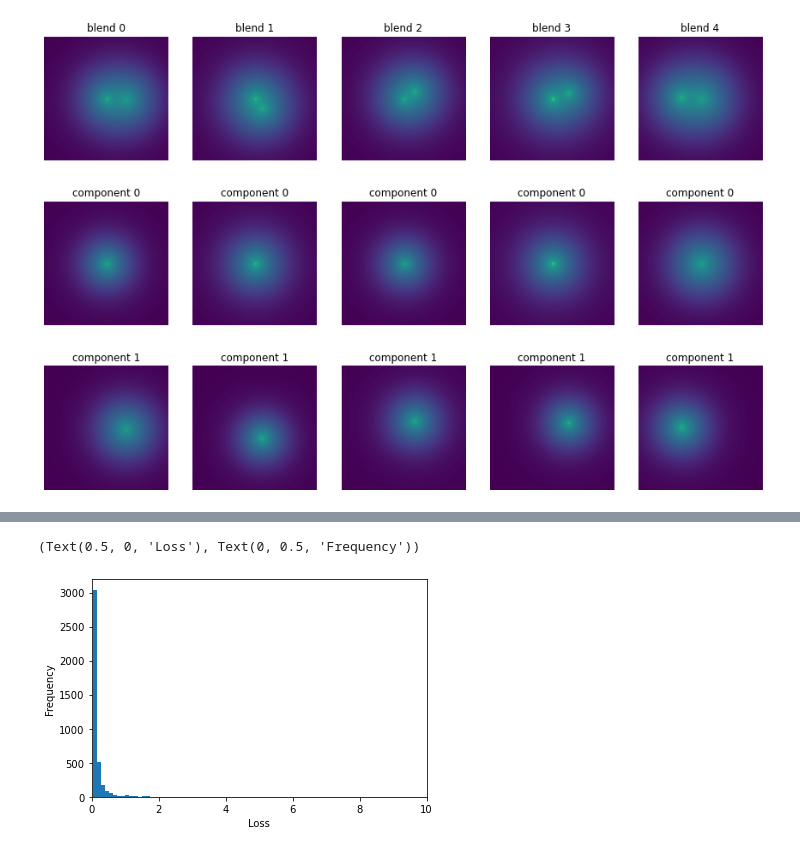
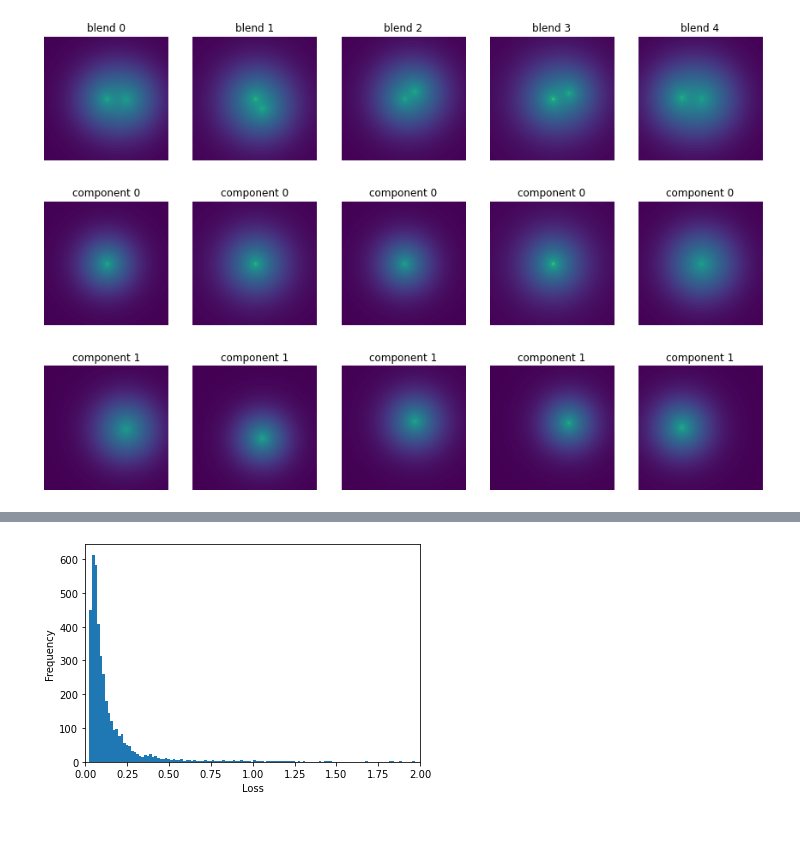
Before and after one commit to Volconage/Deblending-Galaxies-Project, a Jupyter notebook: vae_galaxies1.ipynb, the cells around one changed output, grey strips where cells are left out. Saved outputs shown, nothing was run; the diff lists cells and outputs as text; code cells hidden in the pictures.

```diff
--- a/vae_galaxies1.ipynb
+++ b/vae_galaxies1.ipynb
@@ -35,7 +35,7 @@ train_buffer=60000
 test_buffer=10000
 
 batch_size=10
-latent_dimensions=12
+latent_dimensions=16
 
 num=4000
 comps=2
@@ -350,13 +348,13 @@ for ite in range(0,num):
     input_img=input_img.reshape(1,height,width,1).astype('float32')
     compc=compc.reshape(1,height,width,1).astype('float32')
 
-    evals=vae.evaluate([input_img,compc],verbose=1,batch_size=batch_size)
+    evals=vae.evaluate([input_img,compc],verbose=0,batch_size=batch_size)
     losses[ite]=evals[0]
     #print(ite)
 
-#fig=plt.figure()
+loss_max=np.amax(losses)
 ax=plt.axes()
-ax.hist(losses,bins=50)
-ax.set_xlim(0,10),ax.set_ylim(0)
+ax.hist(losses,bins=300)
+ax.set_xlim(0,min(loss_max,2)),ax.set_ylim(0)
 ax.set_xlabel("Loss"),ax.set_ylabel("Frequency")
 # %% [output]
@@ -380,2 +362 @@ ax.set_xlabel("Loss"),ax.set_ylabel("Frequency")
-(Text(0.5, 0, 'Loss'), Text(0, 0.5, 'Frequency'))
-[figure, old version]
+[figure, new version]
```
Also changed, not shown: parts of 14 cells of this notebook.
